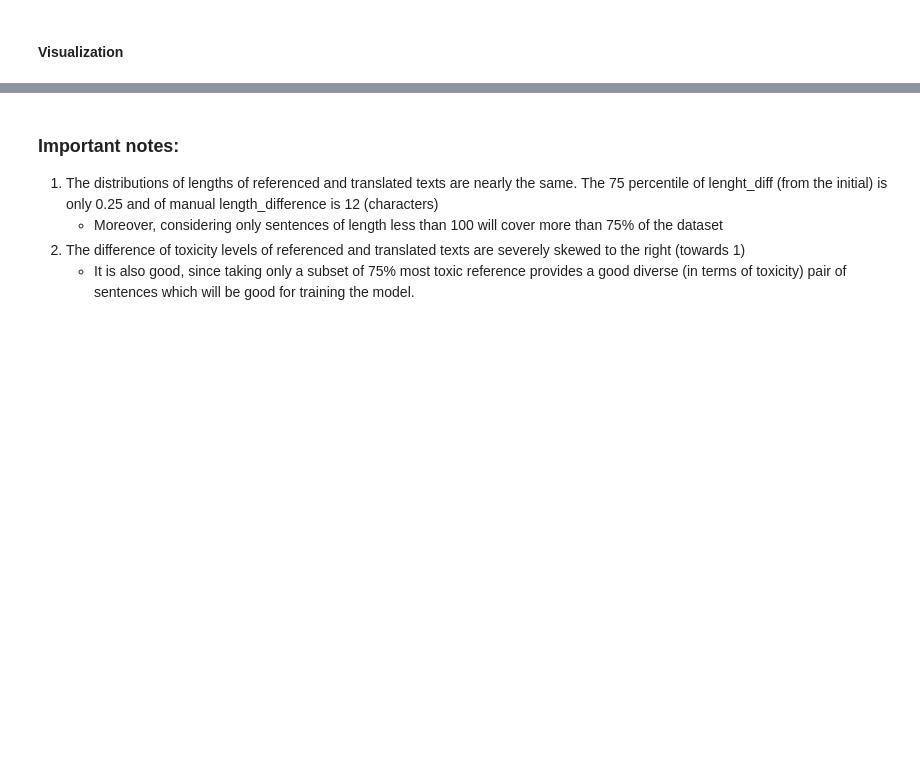
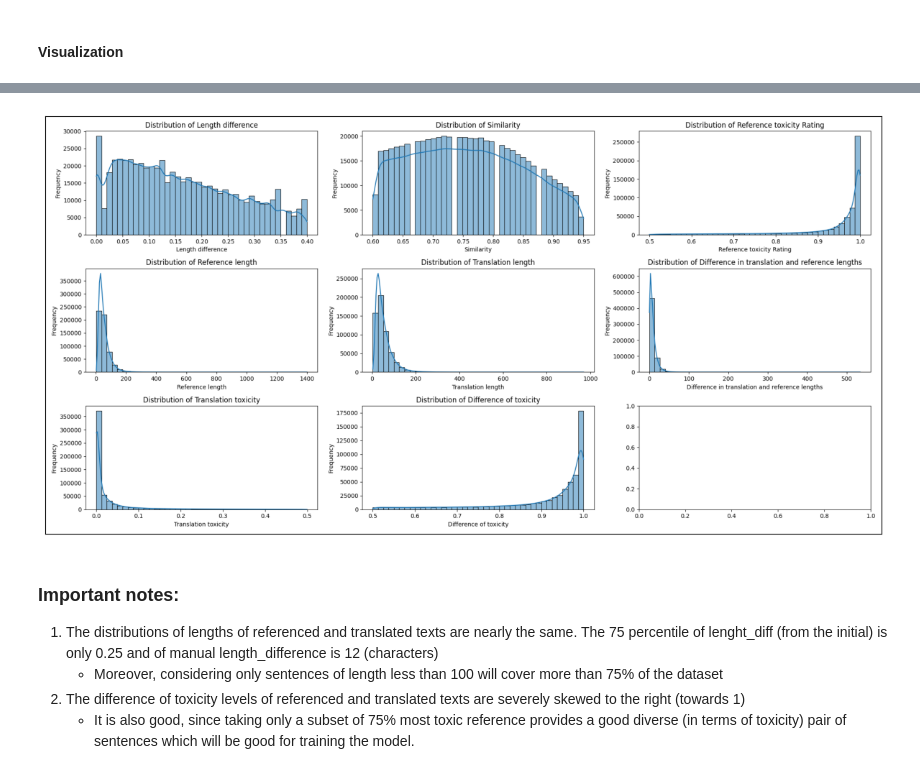
Before and after one commit to system205/PMLDL_Assignment1, a Jupyter notebook: notebooks/exploration_and_preprocessing.ipynb, the cells around one changed output, grey strips where cells are left out. Saved outputs shown, nothing was run; the diff lists cells and outputs as text; code cells hidden in the pictures; blank space fills up the shorter version.

Commit message:
extract preprocessing and visualization to files

```diff
--- a/notebooks/exploration_and_preprocessing.ipynb
+++ b/notebooks/exploration_and_preprocessing.ipynb
@@ -96,3 +90,12 @@ visualize(df_processed)
+# %%
+image = mpimg.imread("../../dataset_visualization.png")
+plt.figure(figsize=(15,15))
+plt.xticks(ticks=[])
+plt.yticks(ticks=[])
+plt.imshow(image, )
+plt.show()
+# %% [output]
+[figure, added]
 # %% [markdown]
 ### Important notes:
 1. The distributions of lengths of referenced and translated texts are nearly the same. The 75 percentile of lenght_diff (from the initial) is only 0.25 and of manual length_difference is 12 (characters)
```
Also changed, not shown: parts of 16 cells of this notebook, 3 other files.
